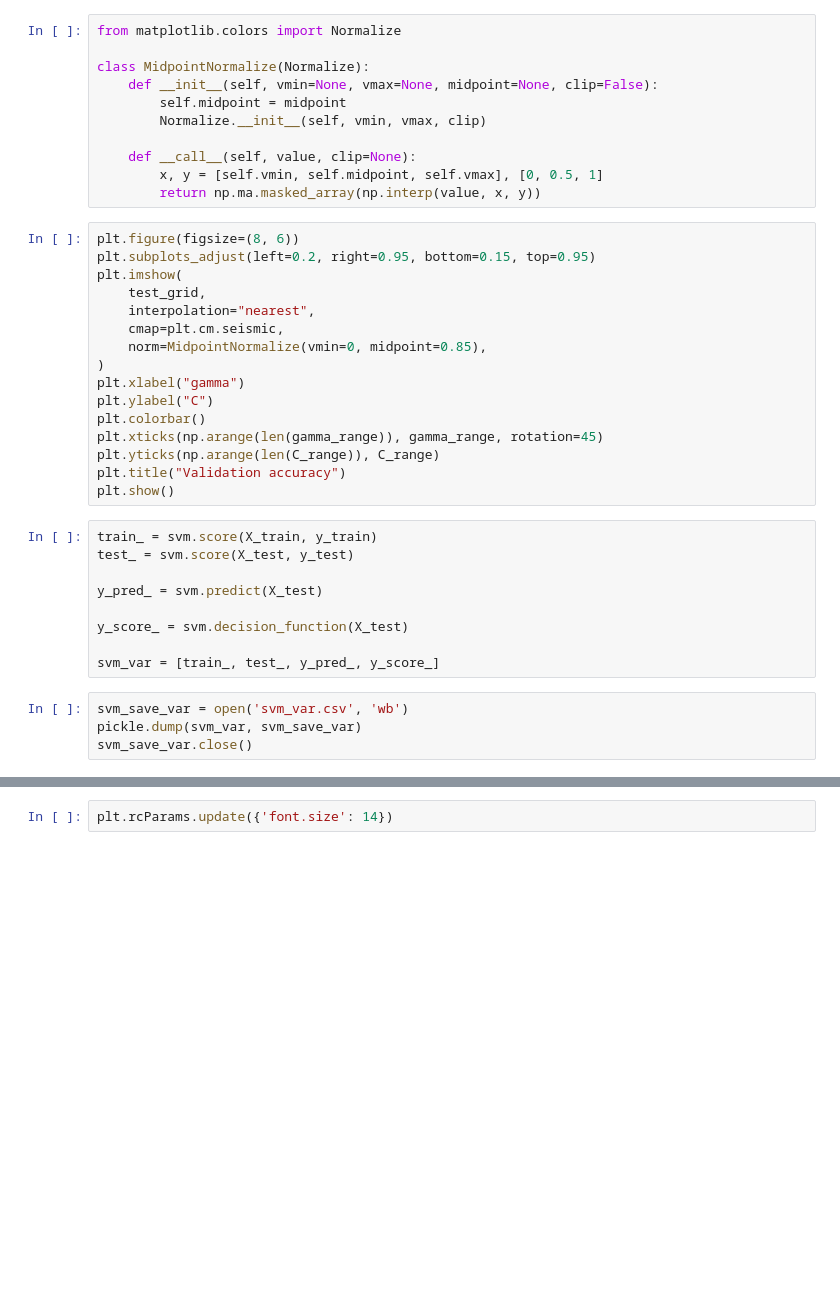
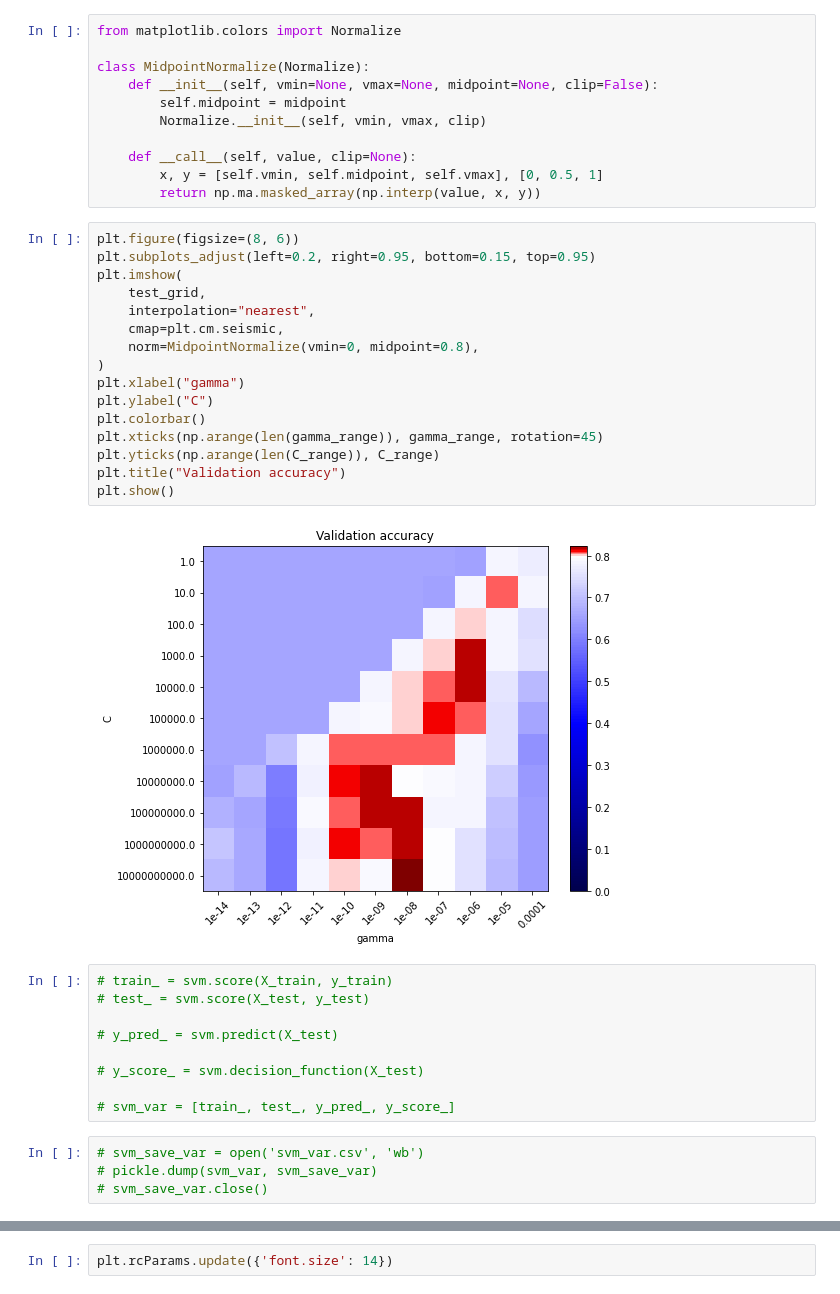
Before and after one commit to supakarn-t/SCPY406_Intro-to-Data-Science, a Jupyter notebook: Project/project.ipynb, the cells around one changed output, grey strips where cells are left out. Cells and saved outputs as stored; diff of their text form; blank space fills up the shorter version.

```diff
--- a/Project/project.ipynb
+++ b/Project/project.ipynb
@@ -133,32 +140,34 @@ class MidpointNormalize(Normalize):
 # %%
 plt.figure(figsize=(8, 6))
 plt.subplots_adjust(left=0.2, right=0.95, bottom=0.15, top=0.95)
 plt.imshow(
     test_grid,
     interpolation="nearest",
     cmap=plt.cm.seismic,
-    norm=MidpointNormalize(vmin=0, midpoint=0.85),
+    norm=MidpointNormalize(vmin=0, midpoint=0.8),
 )
 plt.xlabel("gamma")
 plt.ylabel("C")
 plt.colorbar()
 plt.xticks(np.arange(len(gamma_range)), gamma_range, rotation=45)
 plt.yticks(np.arange(len(C_range)), C_range)
 plt.title("Validation accuracy")
 plt.show()
+# %% [output]
+[figure, added]
 # %%
-train_ = svm.score(X_train, y_train)
-test_ = svm.score(X_test, y_test)
+# train_ = svm.score(X_train, y_train)
+# test_ = svm.score(X_test, y_test)
 
-y_pred_ = svm.predict(X_test)
+# y_pred_ = svm.predict(X_test)
 
-y_score_ = svm.decision_function(X_test)
+# y_score_ = svm.decision_function(X_test)
 
-svm_var = [train_, test_, y_pred_, y_score_]
+# svm_var = [train_, test_, y_pred_, y_score_]
 # %%
-svm_save_var = open('svm_var.csv', 'wb')
-pickle.dump(svm_var, svm_save_var)
-svm_save_var.close()
+# svm_save_var = open('svm_var.csv', 'wb')
+# pickle.dump(svm_var, svm_save_var)
+# svm_save_var.close()
 # %%
 svm_read_var = open('svm_var.csv', 'rb')
 svm_result = pickle.load(svm_read_var)
```
Also changed, not shown: parts of 41 cells of this notebook, 3 other files.
